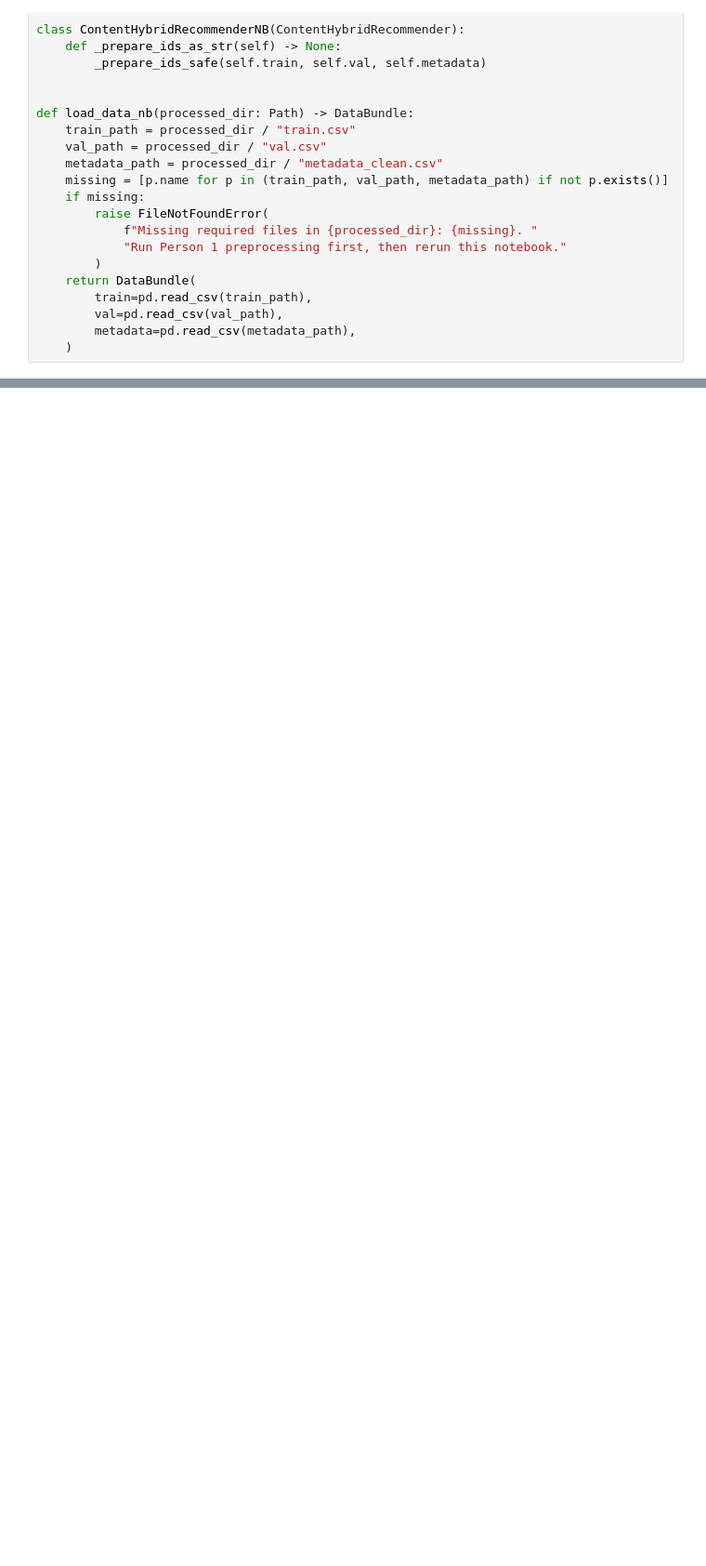
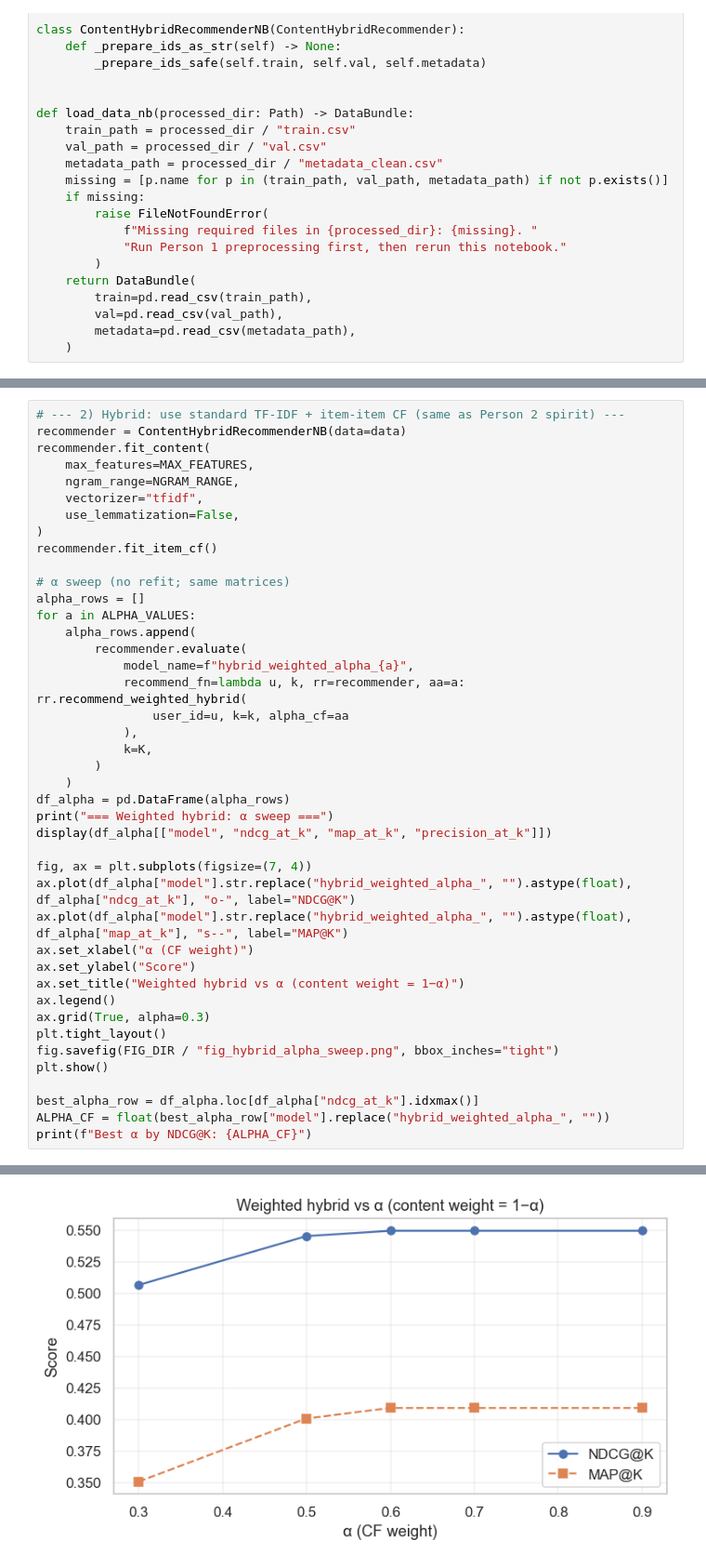
Before and after one commit to sofiasanjose/recsys-amazon-videogames, a Jupyter notebook: notebooks/03_content_based_and_hybrid.ipynb, the cells around one changed output, grey strips where cells are left out. Shown at 93% size. Saved outputs shown, nothing was run; the diff lists cells and outputs as text; blank space fills up the shorter version.

```diff
--- a/notebooks/03_content_based_and_hybrid.ipynb
+++ b/notebooks/03_content_based_and_hybrid.ipynb
@@ -550,0 +565,43 @@ print("Saved:", OUTPUT_DIR / "person3_model_results.csv")
+# %%
+# --- 2) Hybrid: use standard TF-IDF + item-item CF (same as Person 2 spirit) ---
+recommender = ContentHybridRecommenderNB(data=data)
+recommender.fit_content(
+    max_features=MAX_FEATURES,
+    ngram_range=NGRAM_RANGE,
+    vectorizer="tfidf",
+    use_lemmatization=False,
+)
+recommender.fit_item_cf()
+
+# α sweep (no refit; same matrices)
+alpha_rows = []
+for a in ALPHA_VALUES:
+    alpha_rows.append(
+        recommender.evaluate(
+            model_name=f"hybrid_weighted_alpha_{a}",
+            recommend_fn=lambda u, k, rr=recommender, aa=a: rr.recommend_weighted_hybrid(
+                user_id=u, k=k, alpha_cf=aa
+            ),
+            k=K,
+        )
+    )
+df_alpha = pd.DataFrame(alpha_rows)
+print("=== Weighted hybrid: α sweep ===")
+display(df_alpha[["model", "ndcg_at_k", "map_at_k", "precision_at_k"]])
+
+fig, ax = plt.subplots(figsize=(7, 4))
+ax.plot(df_alpha["model"].str.replace("hybrid_weighted_alpha_", "").astype(float), df_alpha["ndcg_at_k"], "o-", label="NDCG@K")
+ax.plot(df_alpha["model"].str.replace("hybrid_weighted_alpha_", "").astype(float), df_alpha["map_at_k"], "s--", label="MAP@K")
+ax.set_xlabel("α (CF weight)")
+ax.set_ylabel("Score")
+ax.set_title("Weighted hybrid vs α (content weight = 1−α)")
+ax.legend()
+ax.grid(True, alpha=0.3)
+plt.tight_layout()
+fig.savefig(FIG_DIR / "fig_hybrid_alpha_sweep.png", bbox_inches="tight")
+plt.show()
+
+best_alpha_row = df_alpha.loc[df_alpha["ndcg_at_k"].idxmax()]
+ALPHA_CF = float(best_alpha_row["model"].replace("hybrid_weighted_alpha_", ""))
+print(f"Best α by NDCG@K: {ALPHA_CF}")
+# %% [output]
@@ -550,0 +615 @@ print("Saved:", OUTPUT_DIR / "person3_model_results.csv")
+[figure, added]
```
Also changed, not shown: parts of 17 cells of this notebook, 17 other files.
